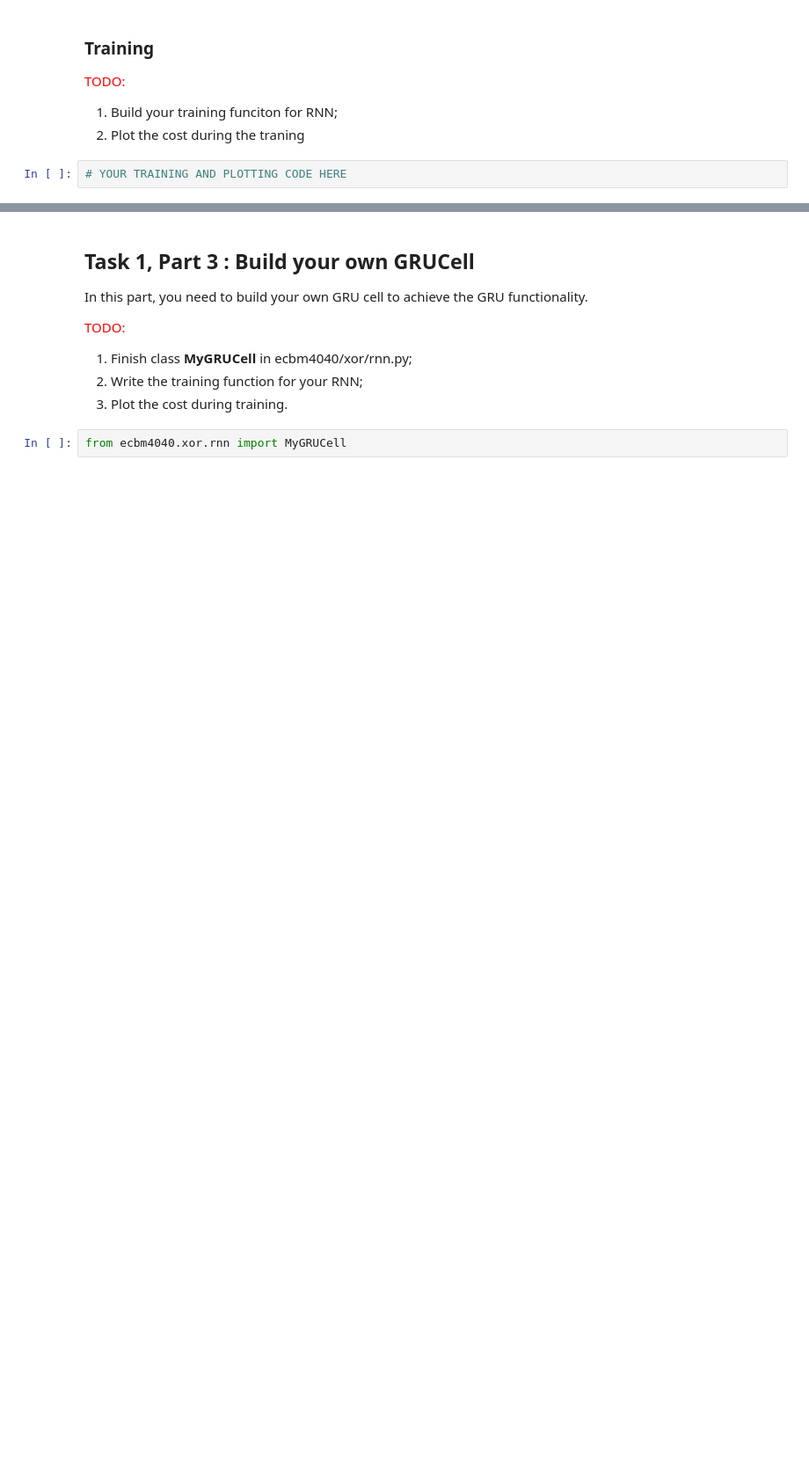
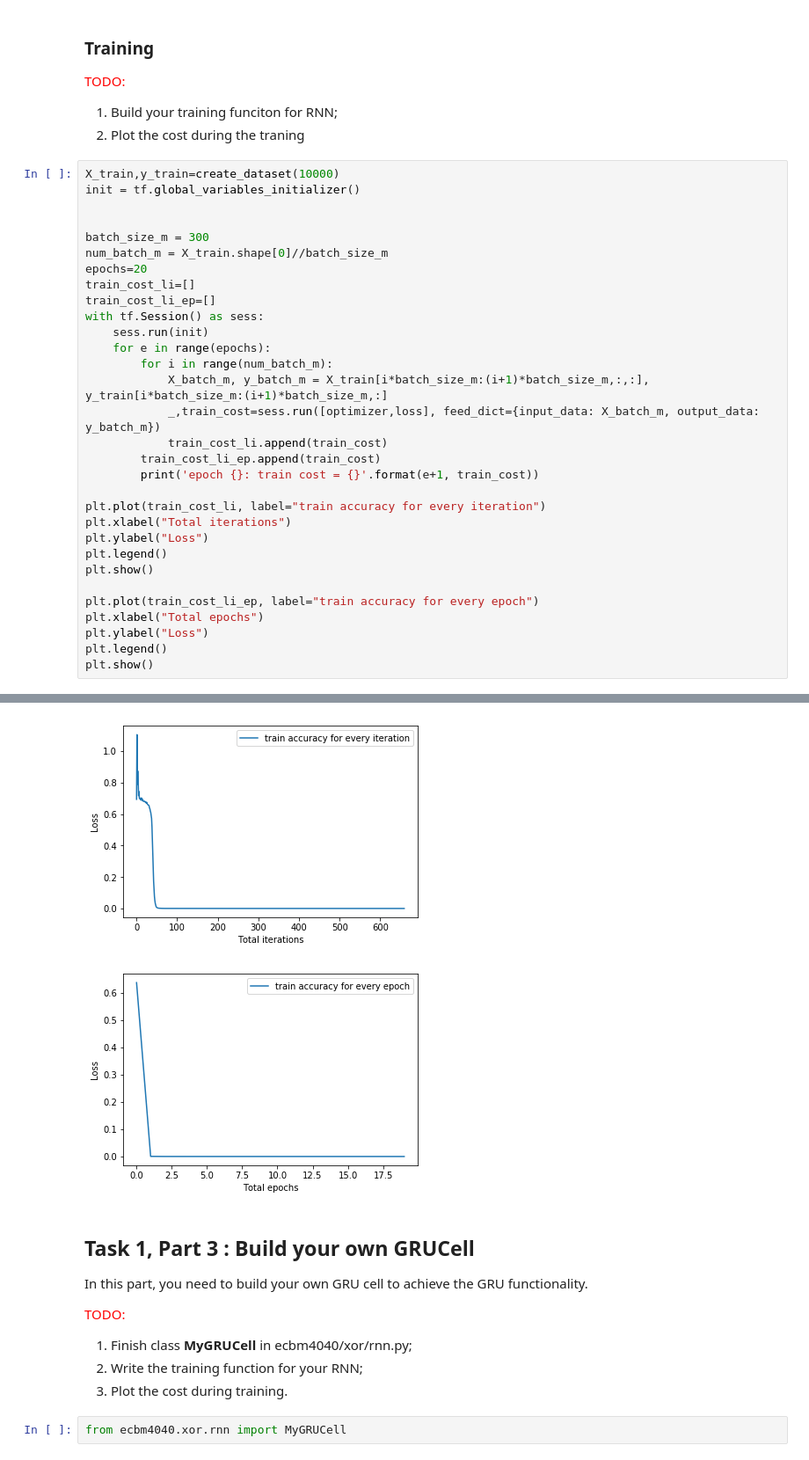
Before and after one commit to chintan94/dl-hw, a Jupyter notebook: hw3/assignment3/task1-xor.ipynb, the cells around one changed output, grey strips where cells are left out. Shown at 88% size. Drawn from its saved outputs; the diff is of its cells as text; blank space fills up the shorter version.

```diff
--- a/hw3/assignment3/task1-xor.ipynb
+++ b/hw3/assignment3/task1-xor.ipynb
@@ -161,5 +161,35 @@ accuracy = tf.reduce_mean(tf.cast(correct_num,tf.float32))
 <span style='color:red'>TODO:</span>
 1. Build your training funciton for RNN;
 2. Plot the cost during the traning
-# %%
-# YOUR TRAINING AND PLOTTING CODE HERE
+# %%
+X_train,y_train=create_dataset(10000)
+init = tf.global_variables_initializer()
+
+
+batch_size_m = 300
+num_batch_m = X_train.shape[0]//batch_size_m
+epochs=20
+train_cost_li=[]
+train_cost_li_ep=[]
+with tf.Session() as sess:
+    sess.run(init)
+    for e in range(epochs):
+        for i in range(num_batch_m):
+            X_batch_m, y_batch_m = X_train[i*batch_size_m:(i+1)*batch_size_m,:,:], y_train[i*batch_size_m:(i+1)*batch_size_m,:]
+            _,train_cost=sess.run([optimizer,loss], feed_dict={input_data: X_batch_m, output_data: y_batch_m})
+            train_cost_li.append(train_cost)
+        train_cost_li_ep.append(train_cost)
+        print('epoch {}: train cost = {}'.format(e+1, train_cost))
+
+plt.plot(train_cost_li, label="train accuracy for every iteration")
+plt.xlabel("Total iterations")
+plt.ylabel("Loss")
+plt.legend()
+plt.show()
+
+plt.plot(train_cost_li_ep, label="train accuracy for every epoch")
+plt.xlabel("Total epochs")
+plt.ylabel("Loss")
+plt.legend()
+plt.show()
+# %% [output]
@@ -166,3 +216,5 @@ accuracy = tf.reduce_mean(tf.cast(correct_num,tf.float32))
+[figure, added]
+[figure, added]
 # %% [markdown]
 ## Task 1, Part 3 :  Build your own GRUCell
 In this part, you need to build your own GRU cell to achieve the GRU functionality.
```
Also changed, not shown: parts of 5 cells of this notebook, 1 other file.
